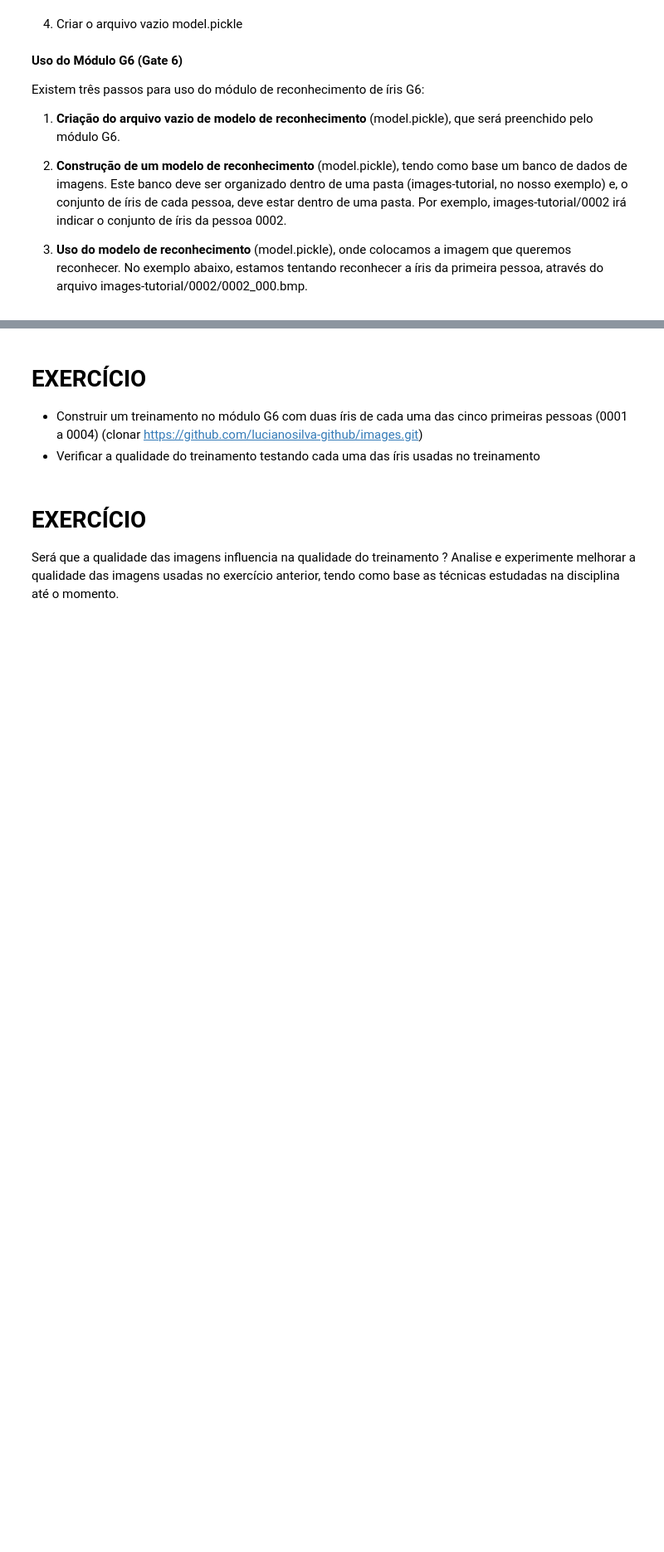
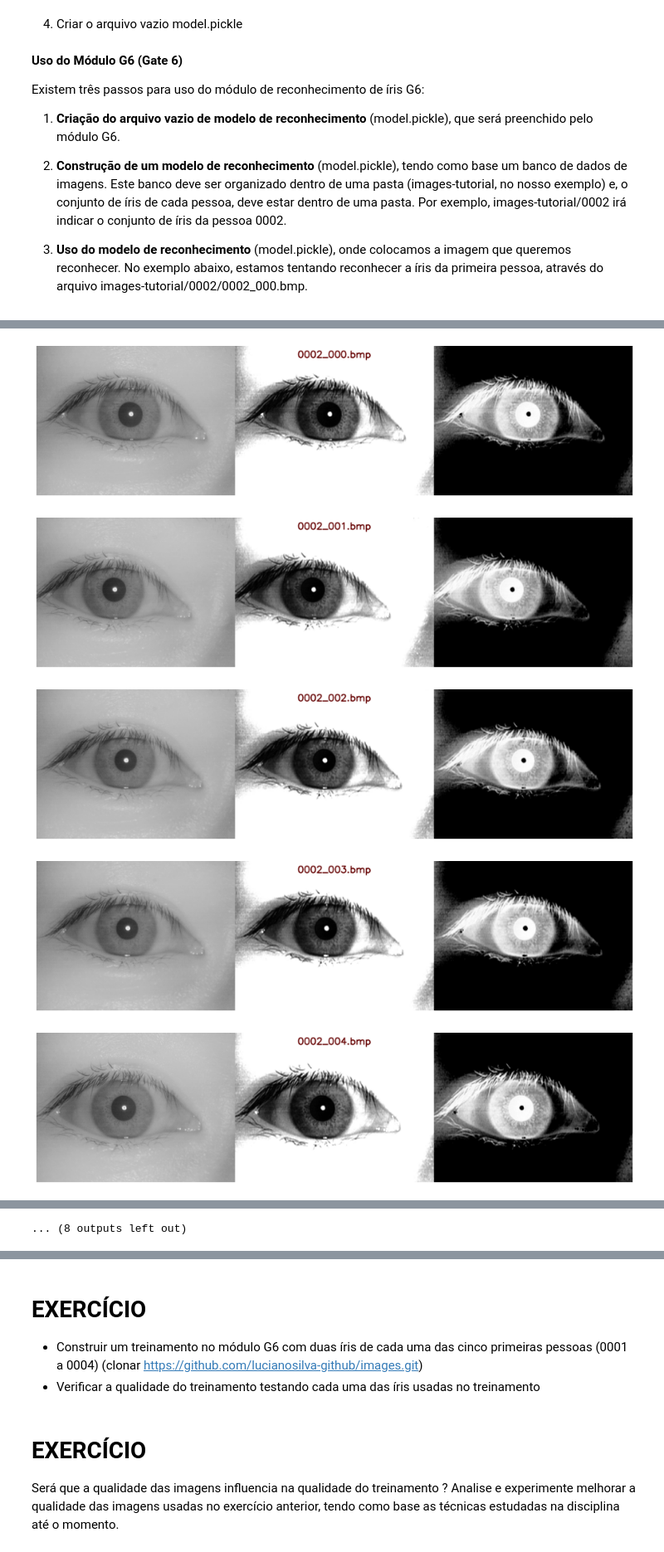
Before and after one commit to cicerotcv/iris-recognition, a Jupyter notebook: projeto.ipynb, the cells around one changed output, grey strips where cells are left out. Shown at 83% size. Drawn from its saved outputs; the diff is of its cells as text; code cells hidden in the pictures; blank space fills up the shorter version.

```diff
--- a/projeto.ipynb
+++ b/projeto.ipynb
@@ -76,0 +172,9 @@ Existem três passos para uso do módulo de reconhecimento de íris G6:
+# %%
+def adjust_gamma(img, gamma=1.90):
+    # https://lindevs.com/apply-gamma-correction-to-an-image-using-opencv/
+    invGamma = 1 / gamma
+
+    table = [((i / 255) ** invGamma) * 255 for i in range(256)]
+    table = np.array(table, np.uint8)
+
+    return cv.LUT(img, table)
@@ -76,0 +232,41 @@ Existem três passos para uso do módulo de reconhecimento de íris G6:
+# %%
+transformation_functions = {
+    'default': lambda img: process_img(img, equalize=False, contrast=False, alpha=1, beta=0, gamma=1, sharpen=False, blur=False),
+    '0002': lambda img: process_img(img, equalize=True, contrast=True, alpha=3, beta=-10, gamma=1, sharpen=True, blur=True),
+    '0003': lambda img: process_img(img, equalize=True, contrast=True, alpha=3, beta=-10, gamma=1, sharpen=True, blur=True),
+}
+# %%
+def process_category(source, category, show=True, save=False, skip=0, limit=None):
+    limit = skip + limit if limit != None else None
+    for img_name in listdir(f'{source}/{category}')[skip:limit]:
+        img_path = f'{source}/{category}/{img_name}'
+        img_before = cv.imread(img_path)
+
+        if category not in transformation_functions.keys():
+            category = 'default'
+        transform = transformation_functions.get(category)
+
+        img_after = transform(img_before)
+        img_invert = invert_img(img_after)
+
+        if save:
+            img_save(img_after, source, category, img_name)
+        if show:
+            cv_imshow(np.hstack((
+                img_before,
+                img_after,
+                img_invert,
+            )), text=img_name)
+# %%
+# process_category(input_dir,'0000', limit=1)
+# process_category(input_dir,'0001', limit=1)
+process_category(input_dir,'0002', show=True, save=True)
+# process_category(input_dir,'0003', limit=1, show=False)
+# process_category(input_dir,'0004', limit=1)
+# process_category(input_dir,'0005', limit=1)
+# %% [output]
+[figure, added]
+[figure, added]
+[figure, added]
+[figure, added]
+[figure, added]
@@ -77,2 +280,3 @@ Existem três passos para uso do módulo de reconhecimento de íris G6:
+... (8 outputs left out)
 # %%
 import G6_iris_recognition
```
Also changed, not shown: parts of 22 cells of this notebook, 55 other files.
